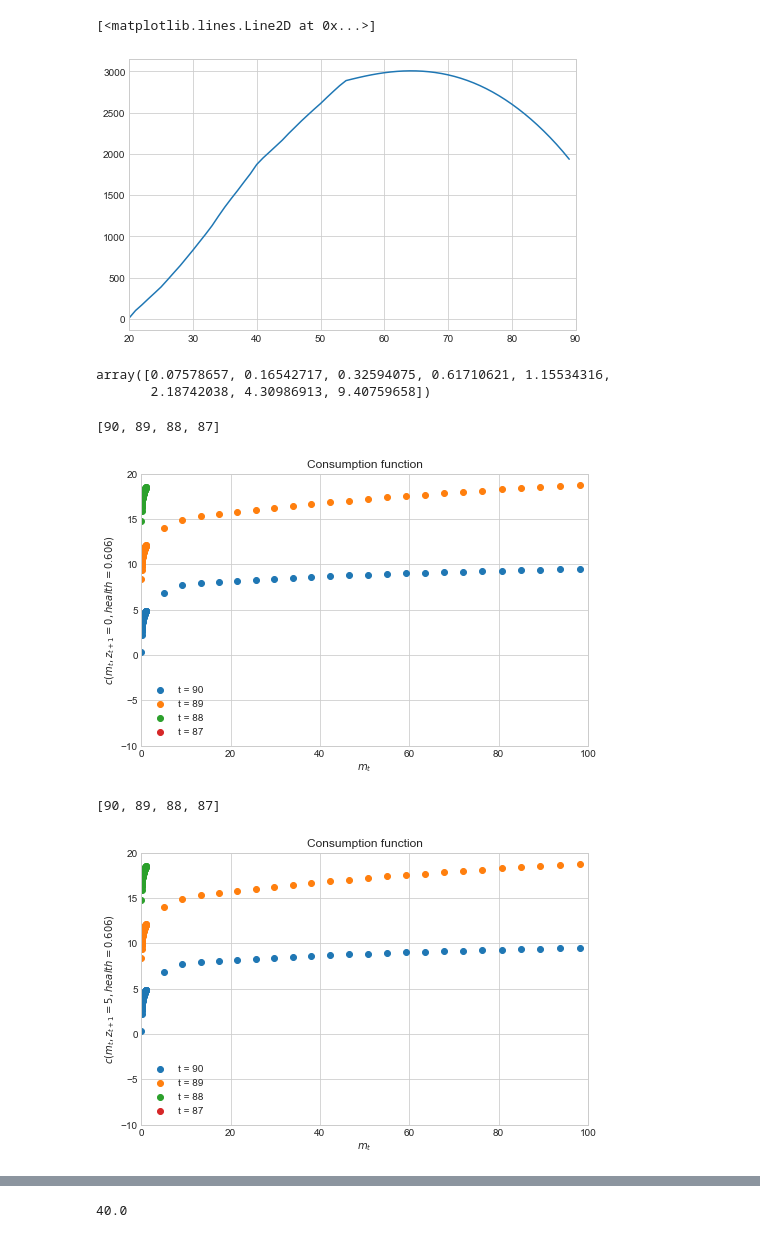
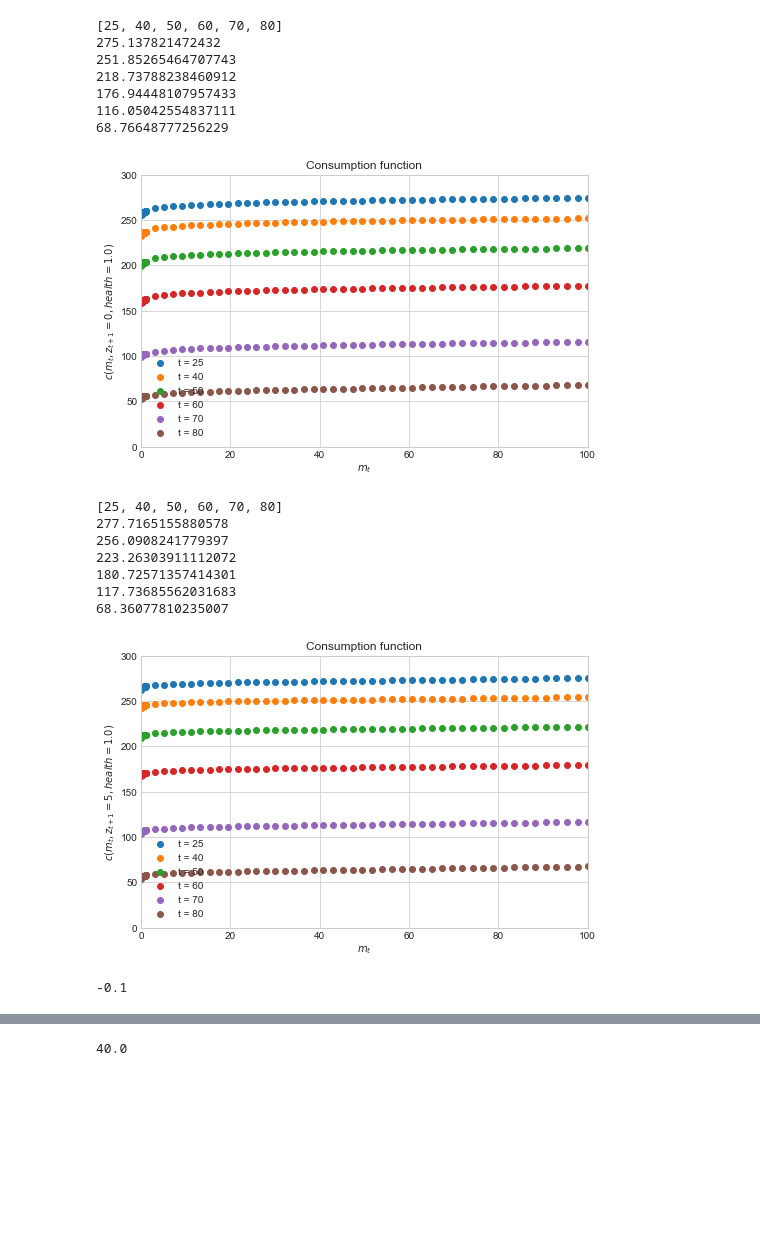
Before and after one commit to Goldfield1/IskhakovKeane2021Python, a Jupyter notebook: 05_dc_egm.ipynb, the cells around one changed output, grey strips where cells are left out. Drawn from its saved outputs; the diff is of its cells as text; code cells hidden in the pictures; blank space fills up the shorter version.

```diff
--- a/05_dc_egm.ipynb
+++ b/05_dc_egm.ipynb
@@ -187,0 +198,14 @@ simulate(model)
+# %%
+hs = []
+for i in range(model.par.Tmin, model.par.T):
+    h = model.sim.h[i, :]
+    #print(h)
+    hh = egm.util( model.sim.h[i, :] , model.sim.h[i, :][0], i, model.par)
+    #h = model.sim.h[i, :]
+    #print(i)
+    h = np.average(h)
+    hs.append(h)
+fig = plt.figure(figsize=(8,5))
+ax = fig.add_subplot(1,1,1)
+ax.set_xlim(model.par.Tmin, model.par.T)
+ax.plot(list(range(model.par.Tmin, model.par.T)) , hs)
@@ -188,12 +215,11 @@ simulate(model)
 # %%
-from scipy import optimize
-
 vs = []
 ds = []
-for i in range(20, 70):
+years = list(range(20, 70))
+for i in years:
     ds.append( egm.human_capital(1, i, model.par) )
     vs.append( egm.util_bequest(10*i, model.par, False) )
-plt.plot(ds)
+plt.plot(years, ds)
 #plt.plot(vs)
 # %% [output]
 [<matplotlib.lines.Line2D at 0x...>]
@@ -201,52 +227,46 @@ plt.plot(ds)
-# %%
-hs = []
-for i in range(model.par.Tmin, model.par.T):
-    h = model.sim.m[i, :]
-    #print(h)
-    hh = egm.util( model.sim.h[i, :] , model.sim.h[i, :][0], i, model.par)
-    #h = model.sim.h[i, :]
-    #print(i)
-    h = np.average(h)
-    hs.append(h)
-fig = plt.figure(figsize=(8,5))
-ax = fig.add_subplot(1,1,1)
-ax.set_xlim(model.par.Tmin, model.par.T)
-ax.plot(list(range(model.par.Tmin, model.par.T)) , hs)
-# %% [output]
-[<matplotlib.lines.Line2D at 0x...>]
-[figure, removed]
-# %%
-xi, xi_w = tools.GaussHermite_lognorm(model.par.sigma_1 + model.par.sigma_2 * 80, model.par.Nxi)
-xi
-# %% [output]
-array([0.07578657, 0.16542717, 0.32594075, 0.61710621, 1.15534316,
-       2.18742038, 4.30986913, 9.40759658])
 # %%
 # Figure
 def figure_multi_dim(par,sol,T,i_h):
     p = par.grid_e[i_h]
 
-    ts = [par.T, par.T-1, par.T-2, par.T-3]
+    ts = [25, 40, 50, 60, 70, 80]
     print(ts)
     fig = plt.figure(figsize=(8,5))
     ax = fig.add_subplot(1,1,1)
 
     for i in ts:
+        print(np.average(sol.v[i-1,T,:,i_h]))
         ax.scatter(par.grid_m,sol.v[i-1,T,:,i_h], label=f't = {i}')
     ax.set_xlabel(f"$m_t$")
     ax.set_ylabel(f"$c(m_t,z_{{t+1}} = {T}, health = {p:.3})$")
     ax.set_xlim([0, 100])
-    ax.set_ylim([-10,20])
+    ax.set_ylim([0,300])
     ax.set_title(f'Consumption function')
     plt.legend()
     plt.show()
 
-figure_multi_dim(model.par,model.sol, 0, 60)
-figure_multi_dim(model.par,model.sol, 5, 60)
+figure_multi_dim(model.par,model.sol, 0, 99)
+figure_multi_dim(model.par,model.sol, 5, 99)
 #figure_multi_dim(model.par,model.sol, 10, 50)
 #figure_multi_dim(model.par,model.sol, 30, 50)
 # %% [output]
-[90, 89, 88, 87]
+[25, 40, 50, 60, 70, 80]
+275.137821472432
+251.85265464707743
+218.73788238460912
+176.94448107957433
+116.05042554837111
+68.76648777256229
-[figure, old version]
+[figure, new version]
-[90, 89, 88, 87]
+[25, 40, 50, 60, 70, 80]
+277.7165155880578
+256.0908241779397
+223.26303911112072
+180.72571357414301
+117.73685562031683
+68.36077810235007
-[figure, old version]
+[figure, new version]
+# %%
+egm.util(10, 0, 10, model.par)
+# %% [output]
+-0.1
```
Also changed, not shown: parts of 11 cells of this notebook, 2 other files.
